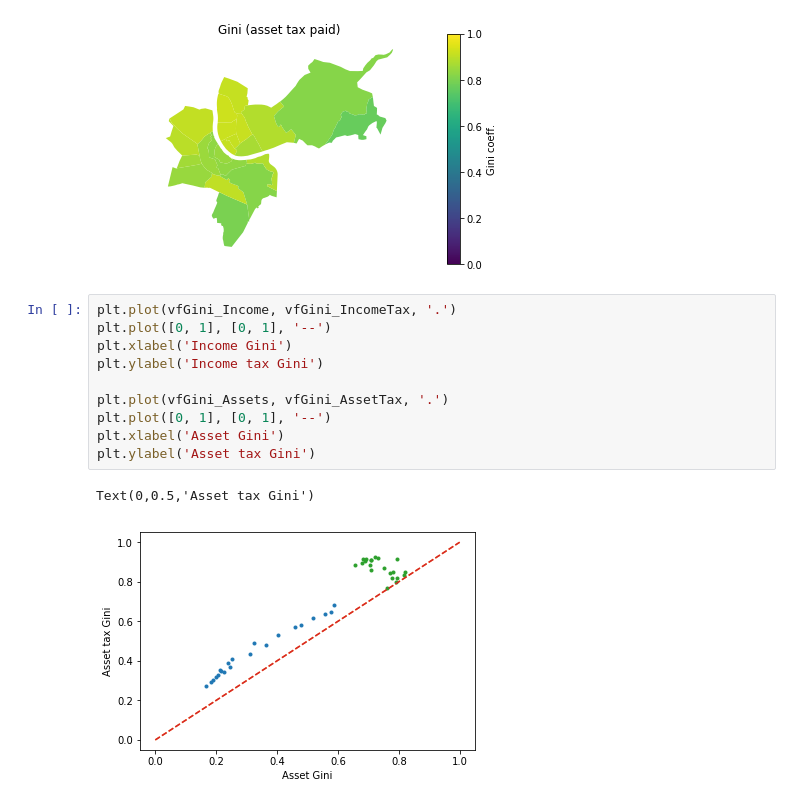
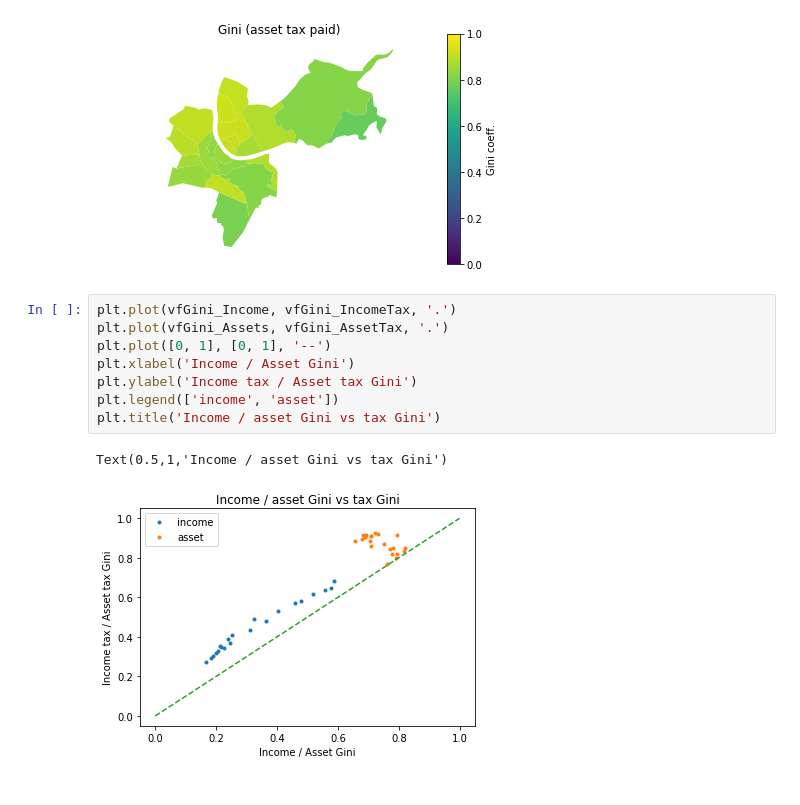
Before and after one commit to DataScienceForGood/TaxationInequality, a Jupyter notebook: planning/Meetup_2018.05.17/Mapping 2015 taxation data tutorial.ipynb, the cells around one changed output. Cells and saved outputs as stored; diff of their text form.

```diff
--- a/planning/Meetup_2018.05.17/Mapping 2015 taxation data tutorial.ipynb
+++ b/planning/Meetup_2018.05.17/Mapping 2015 taxation data tutorial.ipynb
@@ -343,14 +343,12 @@ fig.colorbar(sm, cax=cax).set_label('Gini coeff.')
 [figure]
 # %%
 plt.plot(vfGini_Income, vfGini_IncomeTax, '.')
-plt.plot([0, 1], [0, 1], '--')
-plt.xlabel('Income Gini')
-plt.ylabel('Income tax Gini')
-
 plt.plot(vfGini_Assets, vfGini_AssetTax, '.')
 plt.plot([0, 1], [0, 1], '--')
-plt.xlabel('Asset Gini')
-plt.ylabel('Asset tax Gini')
+plt.xlabel('Income / Asset Gini')
+plt.ylabel('Income tax / Asset tax Gini')
+plt.legend(['income', 'asset'])
+plt.title('Income / asset Gini vs tax Gini')
 # %% [output]
-Text(0,0.5,'Asset tax Gini')
+Text(0.5,1,'Income / asset Gini vs tax Gini')
-[figure, old version]
+[figure, new version]
```
Also changed, not shown: 9 other files.
